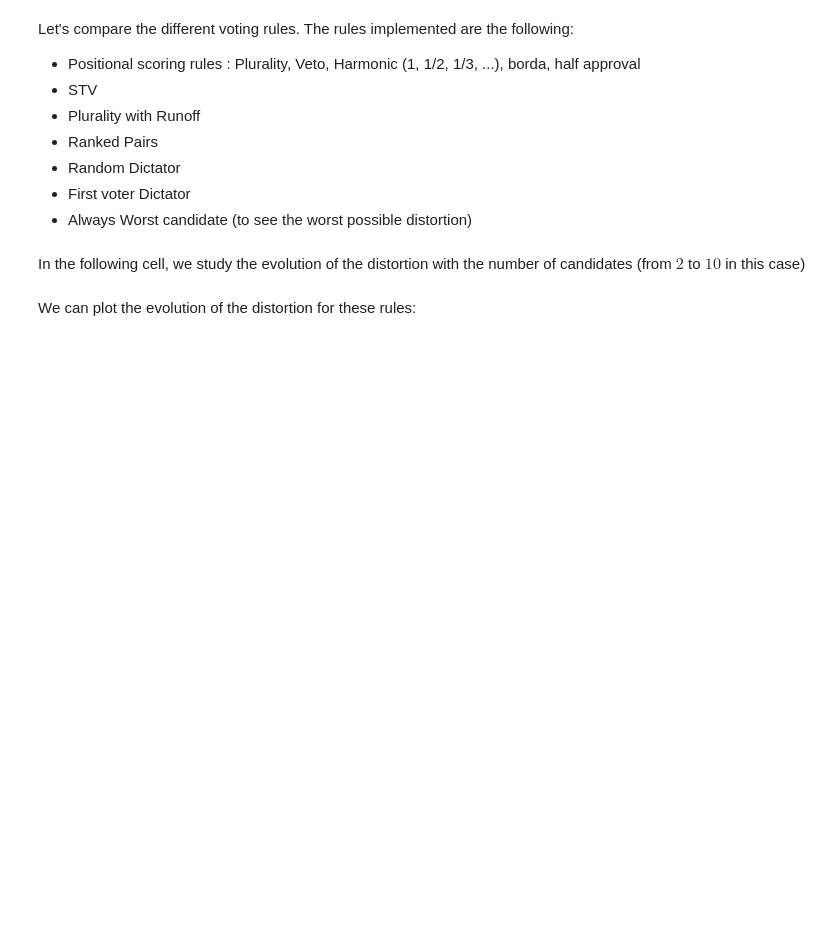
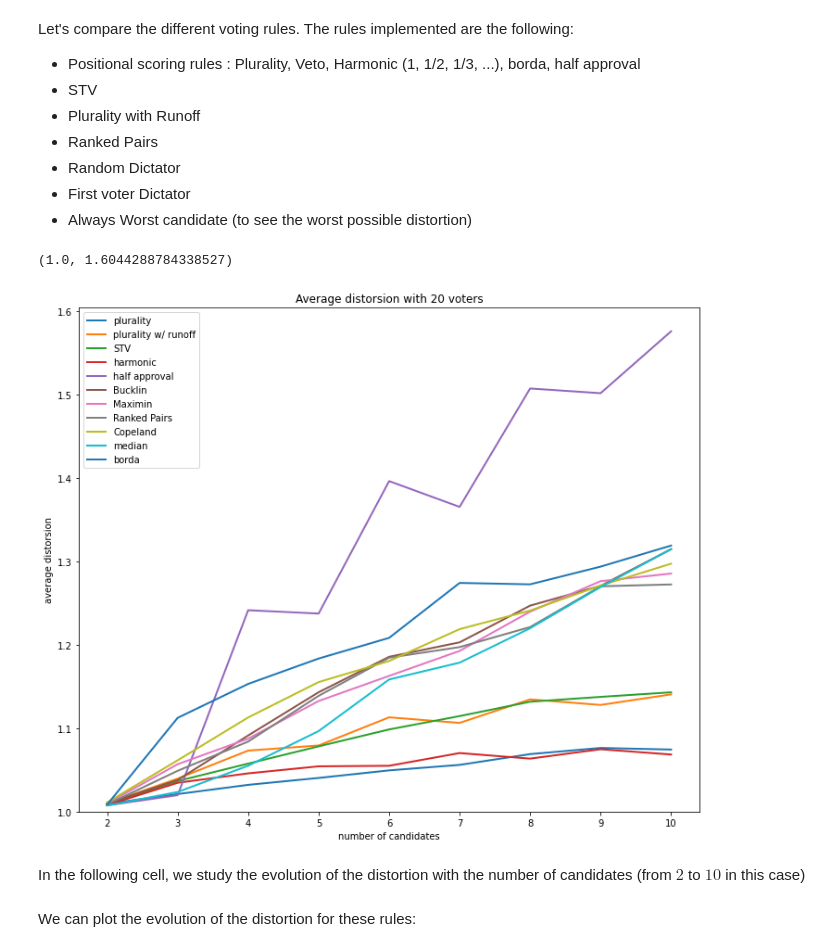
Before and after one commit to TheoDlmz/averagedistorsion, a Jupyter notebook: notebooks/Average Distortion.ipynb, the cells around one changed output. Drawn from its saved outputs; the diff is of its cells as text; code cells hidden in the pictures; blank space fills up the shorter version.

```diff
--- a/notebooks/Average Distortion.ipynb
+++ b/notebooks/Average Distortion.ipynb
@@ -107,6 +107,36 @@ rules = [ad.alwaysWorst(),ad.lottery(), ad.randomDictator(),ad.egalitarian(),ad.
          ad.plurality(), ad.pluralityWithRunoff(), ad.stv(), ad.harmonic(),
          ad.halfApproval(), ad.bucklin(),ad.maximin(), ad.rankedPairs(),ad.copeland(),
          ad.median(), ad.borda(), ad.nashProduct()]
+# %%
+n_voters = 20 #Number of voters
+max_cand = 10 #Maximum number of candidates
+n_tries = 1000 #Number of experiments for each rule and n_candidate
+# %%
+
+phi=0.25
+res = []
+for j in range(len(rules)):
+    rule = rules[j]
+    elector = ad.experimentDistortion(rule=rule, model=ad.uniformEuclidean(dim=1, norm=True))
+    tab_evol = []
+    for n_candidates in tqdm(range(2,max_cand+1)):
+        elector(n_voters=n_voters, n_candidates=n_candidates, n_tries=n_tries)
+        tab_evol.append(elector.averageDistortion_)
+    res.append(tab_evol)
+# %%
+plt.figure(figsize=(12,10))
+for j in range(3,len(rules)):
+    if (j in [4,3,16]):#[4,9]):
+        continue
+    plt.plot(range(2,max_cand+1),res[j], label=rules[j].name,linewidth=2)
+plt.ylabel("average distorsion")
+plt.title("Average distorsion with "+str(n_voters)+" voters")
+plt.xlabel("number of candidates")
+plt.legend()
+plt.ylim(1)
+# %% [output]
+(1.0, 1.6044288784338527)
+[figure, added]
 # %% [markdown]
 In the following cell, we study the evolution of the distortion with the number of candidates (from $2$ to $10$ in this case)
 # %%
```
Also changed, not shown: parts of 33 cells of this notebook, 1 other file.
